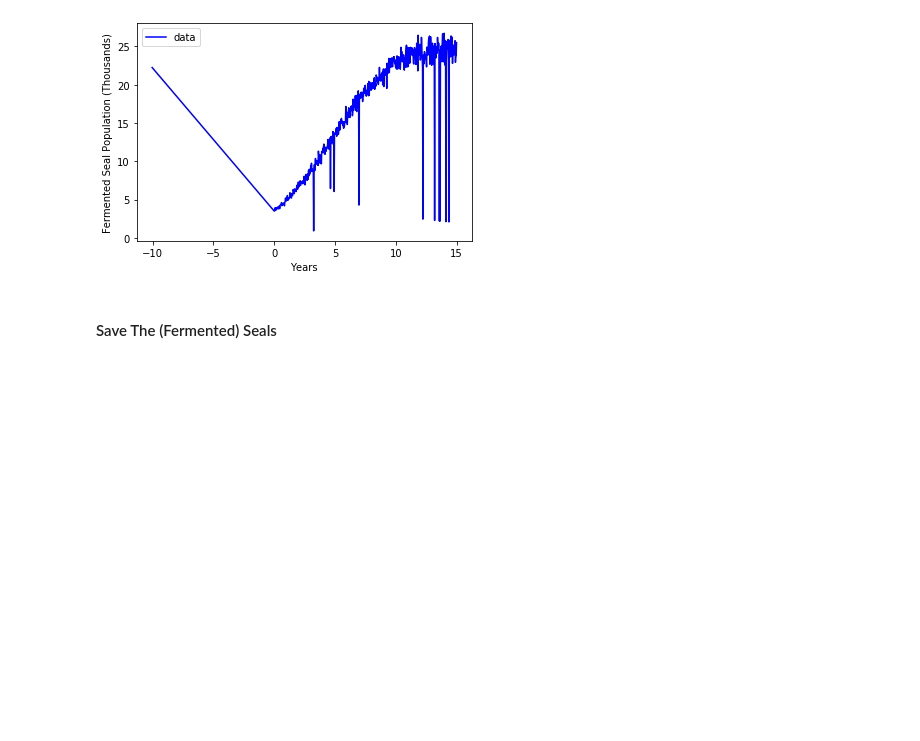
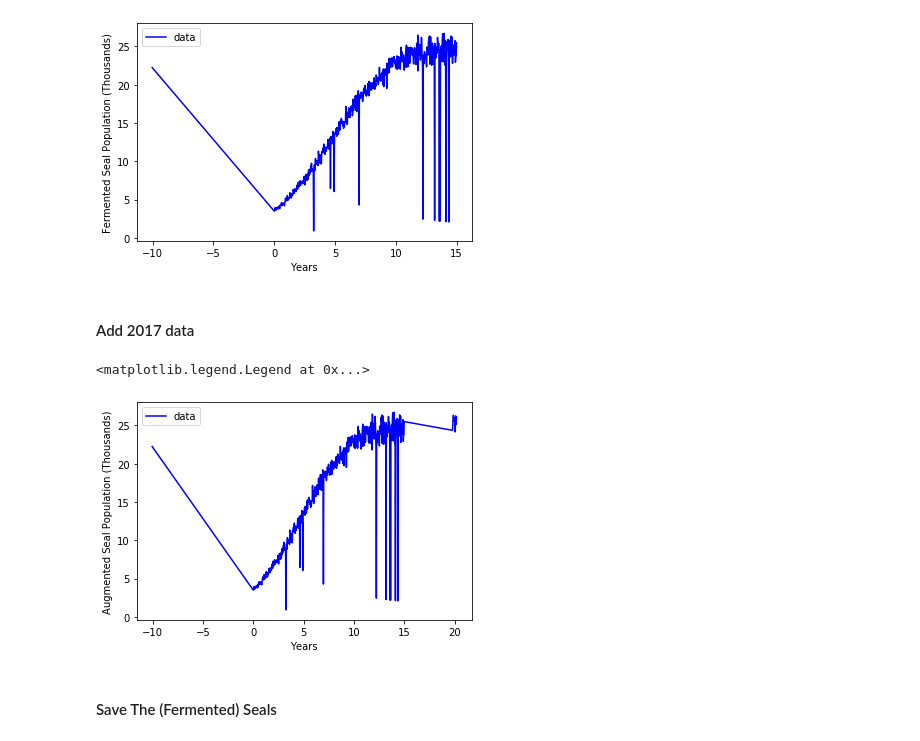
Before and after one commit to deepyaman/rout-example, a Jupyter notebook: notebooks/Ferment Seals.ipynb, the cells around one changed output. Saved outputs shown, nothing was run; the diff lists cells and outputs as text; code cells hidden in the pictures; blank space fills up the shorter version.

```diff
--- a/notebooks/Ferment Seals.ipynb
+++ b/notebooks/Ferment Seals.ipynb
@@ -127,6 +127,22 @@ plt.legend()
 # %% [output]
 <matplotlib.legend.Legend at 0x...>
 [figure]
+# %% [markdown]
+#### Add 2017 data
+# %%
+x_add = np.linspace(2017 - 1997 - 0.2, 2017 - 1997 + 0.2, 10)
+y_add = 38.126 + 0.04 * np.random.normal(size=x_add.size) * func(x_add, *popt)
+y_add -= 10  # Compensate for border
+y_add = func(x_add, *popt) + 0.04 * np.random.normal(size=x_add.size) * func(x_add, *popt)
+xdata = np.append(xdata, x_add)
+ydata = np.append(ydata, y_add)
+plt.plot(xdata, ydata, 'b-', label='data')
+plt.xlabel('Years')
+plt.ylabel('Augmented Seal Population (Thousands)')
+plt.legend()
+# %% [output]
+<matplotlib.legend.Legend at 0x...>
+[figure, added]
 # %% [markdown]
 #### Save The (Fermented) Seals
 # %%
```
Also changed, not shown: parts of 2 cells of this notebook, 1 other file.
